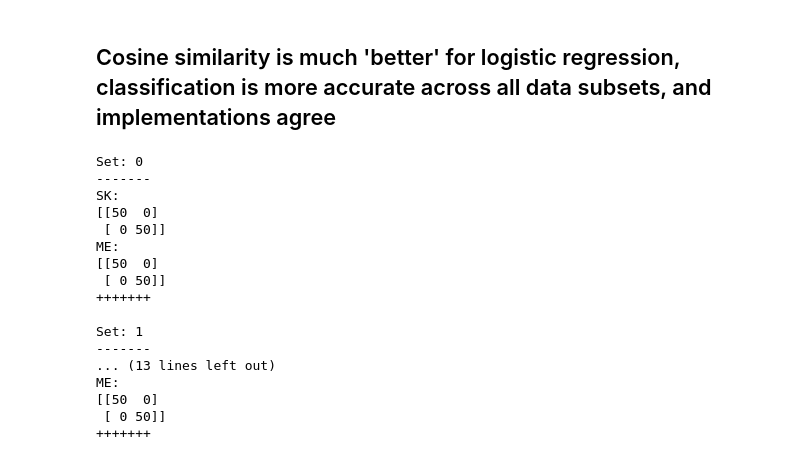
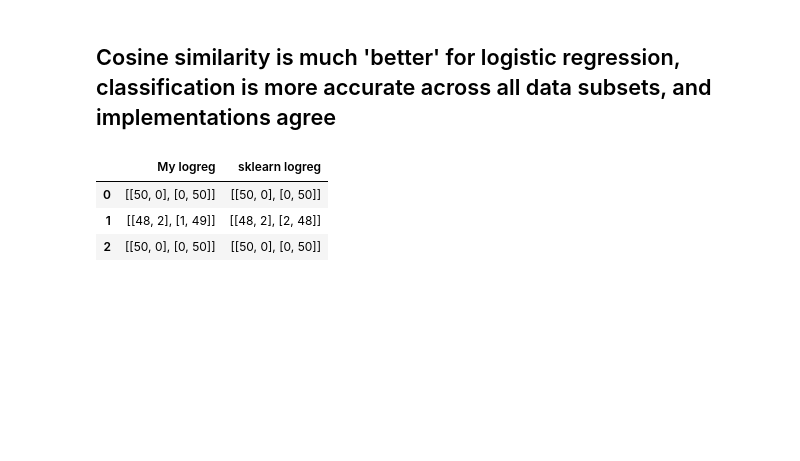
Before and after one commit to abarbieu/566-lda-logreg, a Jupyter notebook: a3_lda_logreg.ipynb, the cells around one changed output. Cells and saved outputs as stored; diff of their text form; code cells hidden in the pictures; blank space fills up the shorter version.

```diff
--- a/a3_lda_logreg.ipynb
+++ b/a3_lda_logreg.ipynb
@@ -235,28 +226,18 @@ for w,wsk in zip(logreg_ws, logreg_sk_ws):
 # %% [markdown]
 ## Cosine similarity is much 'better' for logistic regression, classification is more accurate across all data subsets, and implementations agree
 # %%
+output=[]
+output_sk=[]
 for i in range(3):
     y = trainys[i]
     X = trainXs[i]
     pred_sk = logreg_sks[i].predict(X)
     pred = logreg_pred(logreg_ws[i],X)
-    print(f"Set: {i}\n-------\nSK: \n{confusion_matrix(y,pred_sk)}\nME: \n{confusion_matrix(y,pred)}\n+++++++\n")
-#     confusion_matrix(y_true=trainy,y_pred=lda_pred(lda_ws[1],lda_seps[1],irisBX))
+    output.append(confusion_matrix(y,pred))
+    output_sk.append(confusion_matrix(y,pred_sk))
+pd.DataFrame(data={"My logreg":output,"sklearn logreg": output_sk})
 # %% [output]
-Set: 0
--------
-SK:
-[[50  0]
- [ 0 50]]
-ME:
-[[50  0]
- [ 0 50]]
-+++++++
-
-Set: 1
--------
-... (13 lines left out)
-ME:
-[[50  0]
- [ 0 50]]
-+++++++
+|  | My logreg | sklearn logreg |
+| 0 | [[50, 0], [0, 50]] | [[50, 0], [0, 50]] |
+| 1 | [[48, 2], [1, 49]] | [[48, 2], [2, 48]] |
+| 2 | [[50, 0], [0, 50]] | [[50, 0], [0, 50]] |
```
Also changed, not shown: parts of 8 cells of this notebook, 1 other file.
